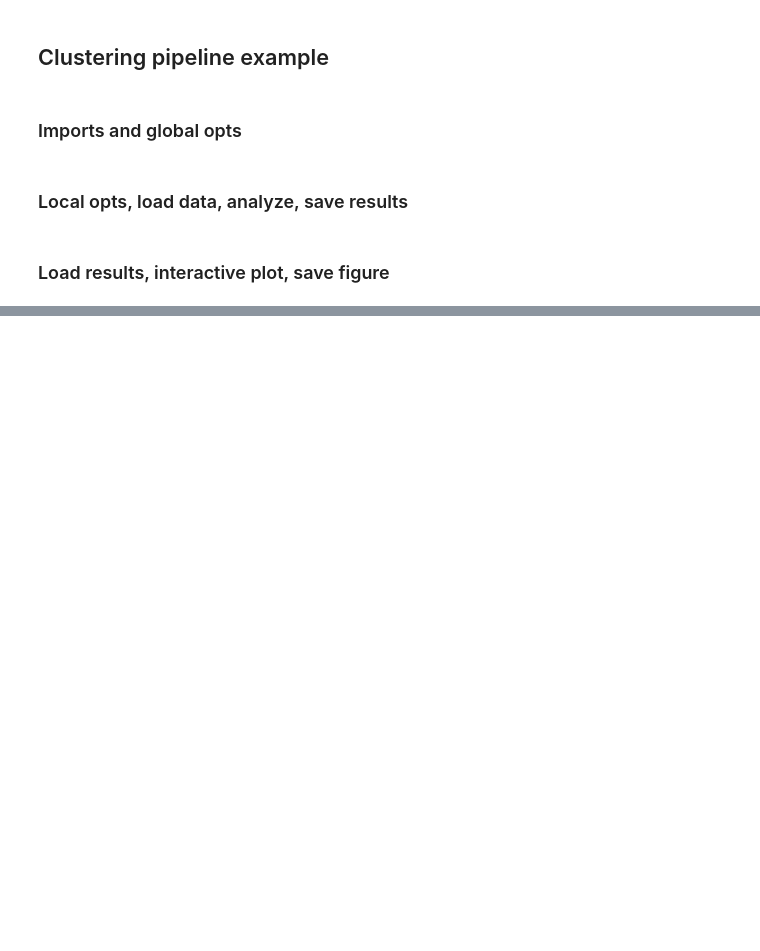
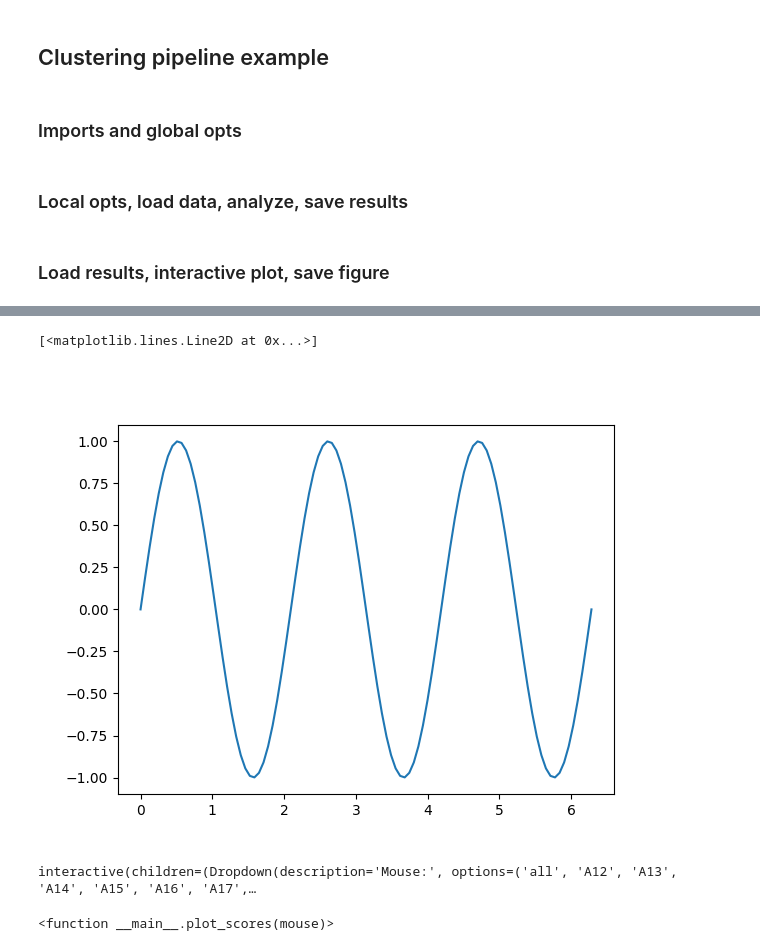
Before and after one commit to tamir-dingjan/weizmannpackageexample, a Jupyter notebook: notebooks/clustering_example_local_nonlocal_plot.ipynb, the cells around one changed output, grey strips where cells are left out. Drawn from its saved outputs; the diff is of its cells as text; code cells hidden in the pictures; blank space fills up the shorter version.

Commit message:
fix widgets in nonlocal notebook

```diff
--- a/notebooks/clustering_example_local_nonlocal_plot.ipynb
+++ b/notebooks/clustering_example_local_nonlocal_plot.ipynb
@@ -54,0 +76,39 @@ VBox(children=(Dropdown(description='Mouse:', options=('all', 'A12', 'A13', 'A14
+# %%
+
+fig, ax = plt.subplots()
+
+
+x = np.linspace(0, 2*np.pi, 100)
+y = np.sin(3*x)
+ax.plot(x, y)
+# %% [output]
+[<matplotlib.lines.Line2D at 0x...>]
+[figure, added]
+# %%
+# load the scores
+all_scores = {mouse: np.load(os.path.join(opts['results_dir'], f'{mouse}_scores.npy')) for mouse in opts['mice']}
+
+# plot the scores
+def plot_scores(mouse):
+    plt.cla()
+    clusters_range = np.arange(2, 2+len(list(all_scores.values())[0]))
+    if mouse == 'all':
+        scores = [all_scores[mouse] for mouse in opts['mice']]
+        plt.errorbar(clusters_range, np.mean(scores, axis=0), yerr=np.std(scores, axis=0) /
+                    np.sqrt(len(opts['mice'])), label='all', color='tab:blue')
+        [plt.plot(clusters_range, all_scores[mouse], alpha=0.25, label=mouse, color='tab:blue') for mouse in opts['mice']]
+    else:
+        plt.plot(clusters_range, all_scores[mouse], label=mouse)
+    plt.xlabel('Num. clusters')
+    plt.ylabel('Silhouette score')
+    plt.show()
+    # add bottom
+    plt.subplots_adjust(bottom=0.15)
+    # save figure
+    plt.savefig(os.path.join(opts['results_dir'], 'scores_plot.svg'))
+
+# interact with the plot
+interact(plot_scores, mouse=widgets.Dropdown(options=['all', *opts['mice']], description='Mouse:'))
+# %% [output]
+interactive(children=(Dropdown(description='Mouse:', options=('all', 'A12', 'A13', 'A14', 'A15', 'A16', 'A17',…
+<function __main__.plot_scores(mouse)>
```
Also changed, not shown: parts of 3 cells of this notebook, 4 other files.
